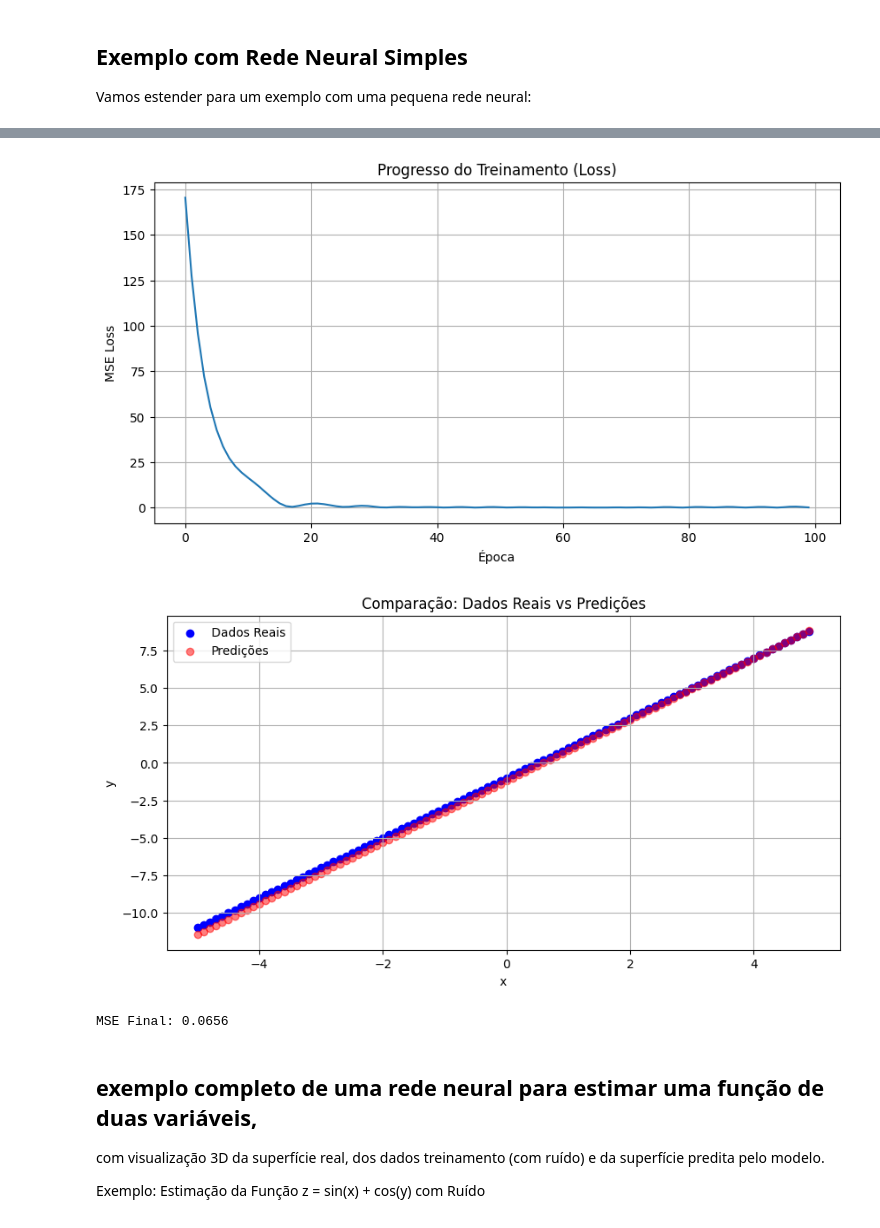
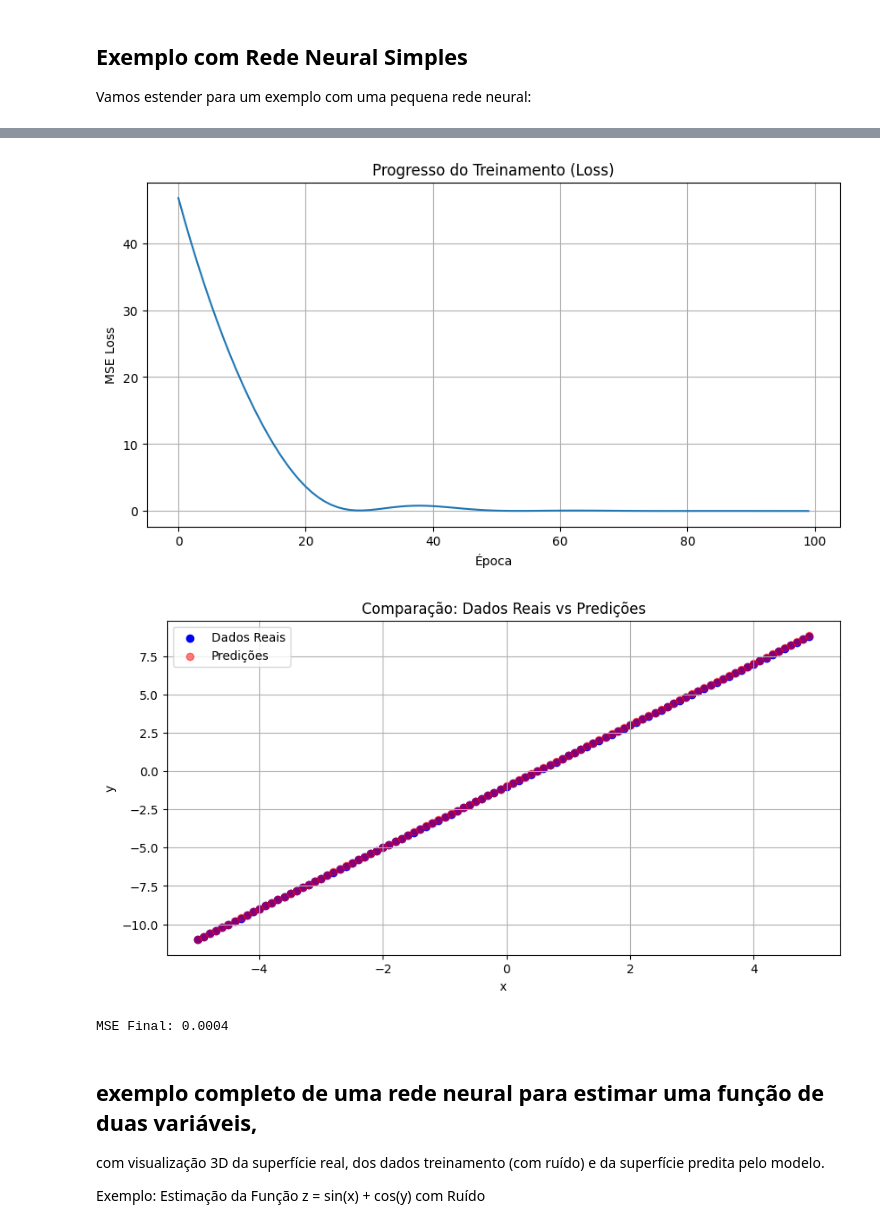
Before and after one commit to francisvalguedes/rl_keras, a Jupyter notebook: ipynb/testes.ipynb, the cells around one changed output, grey strips where cells are left out. Saved outputs shown, nothing was run; the diff lists cells and outputs as text; code cells hidden in the pictures.

```diff
--- a/ipynb/testes.ipynb
+++ b/ipynb/testes.ipynb
@@ -118,14 +118,14 @@ def create_improved_model():
         tf.keras.layers.Dense(4, activation='linear', input_shape=(1,)),
         #tf.keras.layers.Dense(8, activation='sigmoid'),
         #tf.keras.layers.Dense(4, activation='relu'),
-        tf.keras.layers.Dense(1, activation='linear')  # Sem ativação para regressão
+        tf.keras.layers.Dense(1, activation='linear')
     ])
     return model
 
 model = create_improved_model()
 
 # Otimizador com learning rate mais baixo
-optimizer = tf.keras.optimizers.Adam(learning_rate=0.1)
+optimizer = tf.keras.optimizers.Adam(learning_rate=0.02)
 
 tipe_train = 1
 
@@ -161,39 +161,27 @@ else:
             y_pred = model(x_train, training=True)
             # loss = keras.ops.mean(keras.ops.square(y_pred - y_train_noise))
             # loss = keras.ops.mean(keras.ops.square(y_train_noise - y_pred))
-            loss = keras.losses.mean_squared_error(y_train_noise, y_pred)
+            # loss_per_sample = keras.ops.square(y_train_noise - y_pred)
+            loss_per_sample = keras.losses.mean_squared_error(y_train_noise, y_pred)
+            #loss = loss_per_sample # keras.ops.mean(loss_per_sample)
+            loss = keras.ops.mean(loss_per_sample)
             #print(f"loss: {loss}")
 
+        #gradients = tape.gradient(loss, model.trainable_variables)
         gradients = tape.gradient(loss, model.trainable_variables)
+
         #print(f"gradientes: {gradients}")
         # Normalização dos gradientes (opcional, para evitar explosão)
-        gradients = [tf.clip_by_value(g, -1., 1.) for g in gradients]
+        # gradients = [tf.clip_by_value(g, -1., 1.) for g in gradients]
 
         optimizer.apply_gradients(zip(gradients, model.trainable_variables))
 
-        loss = tf.reduce_mean(loss)
+        #loss = tf.reduce_mean(loss)
         losses.append(loss.numpy())
 
         if epoch % 1 == 0:
             print(f"Época {epoch}: Loss = {loss.numpy():.4f}")
 
-
-# Treinamento manual
-    # losses = []
-    # for epoch in range(epochs):
-    #     epoch_losses = []
-    #     for x_batch, y_batch in dataset:
-    #         with tf.GradientTape() as tape:
-    #             y_pred = model(x_batch, training=True)
-    #             loss = tf.reduce_mean(tf.square(y_pred - y_batch))
-
-    #         gradients = tape.gradient(loss, model.trainable_variables)
-    #         optimizer.apply_gradients(zip(gradients, model.trainable_variables))
-    #         epoch_losses.append(loss.numpy())
-
-    #     avg_loss = np.mean(epoch_losses)
-    #     losses.append(avg_loss)
-    #     print(f"Época {epoch}: Loss = {avg_loss:.4f}")
 
 
     # Plot da curva de loss
@@ -245,6 +233,6 @@ print(f"\nMSE Final: {mse(y_train, predictions).numpy():.4f}")
-[figure, old version]
+[figure, new version]
-[figure, old version]
+[figure, new version]
-MSE Final: 0.0656
+MSE Final: 0.0004
 # %% [markdown]
 ## exemplo completo de uma rede neural para estimar uma função de duas variáveis,
 
```
Also changed, not shown: parts of 1 cell of this notebook.
